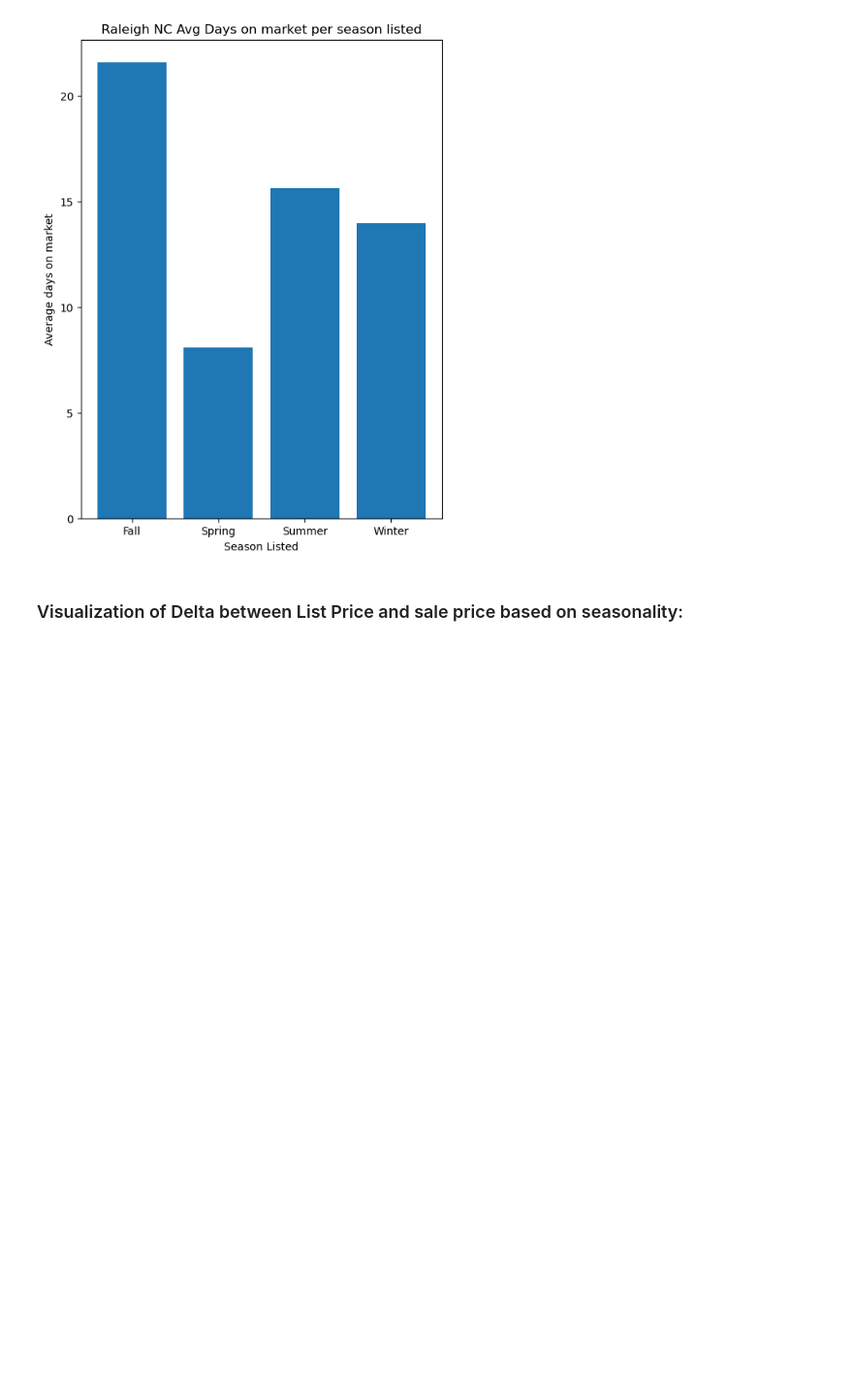
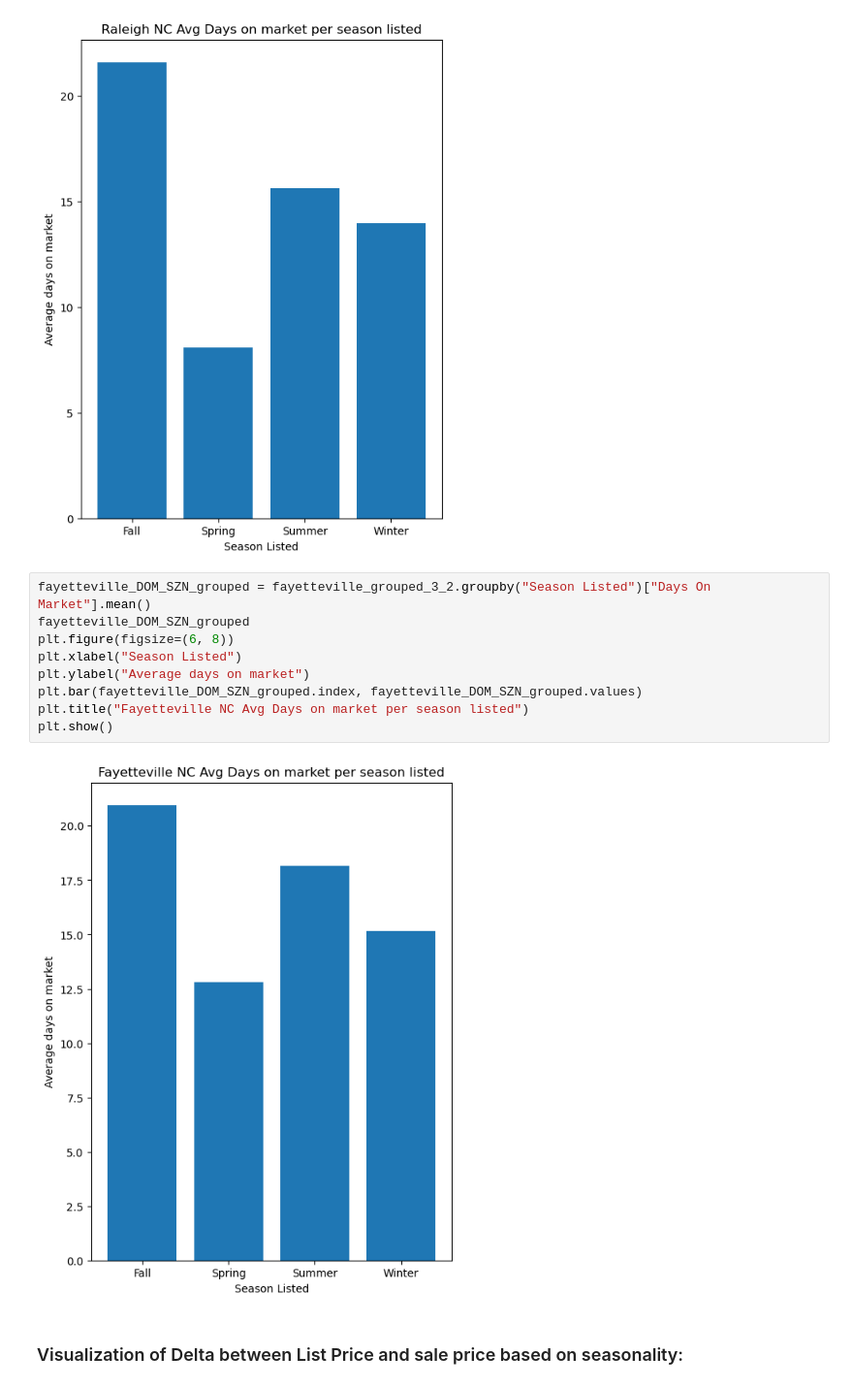
Before and after one commit to atulbachhav22/Real-Estate-Analysis-Project, a Jupyter notebook: real-estate-analysis_updated.ipynb, the cells around one changed output. Shown at 97% size. Cells and saved outputs as stored; diff of their text form; blank space fills up the shorter version.

```diff
--- a/real-estate-analysis_updated.ipynb
+++ b/real-estate-analysis_updated.ipynb
@@ -658,6 +725,17 @@ plt.title("Raleigh NC Avg Days on market per season listed")
 plt.show()
 # %% [output]
 [figure]
+# %%
+fayetteville_DOM_SZN_grouped = fayetteville_grouped_3_2.groupby("Season Listed")["Days On Market"].mean()
+fayetteville_DOM_SZN_grouped
+plt.figure(figsize=(6, 8))
+plt.xlabel("Season Listed")
+plt.ylabel("Average days on market")
+plt.bar(fayetteville_DOM_SZN_grouped.index, fayetteville_DOM_SZN_grouped.values)
+plt.title("Fayetteville NC Avg Days on market per season listed")
+plt.show()
+# %% [output]
+[figure, added]
 # %% [markdown]
 ### Visualization of Delta between List Price and sale price based on seasonality:
 # %% [markdown]
```
Also changed, not shown: parts of 8 cells of this notebook.
